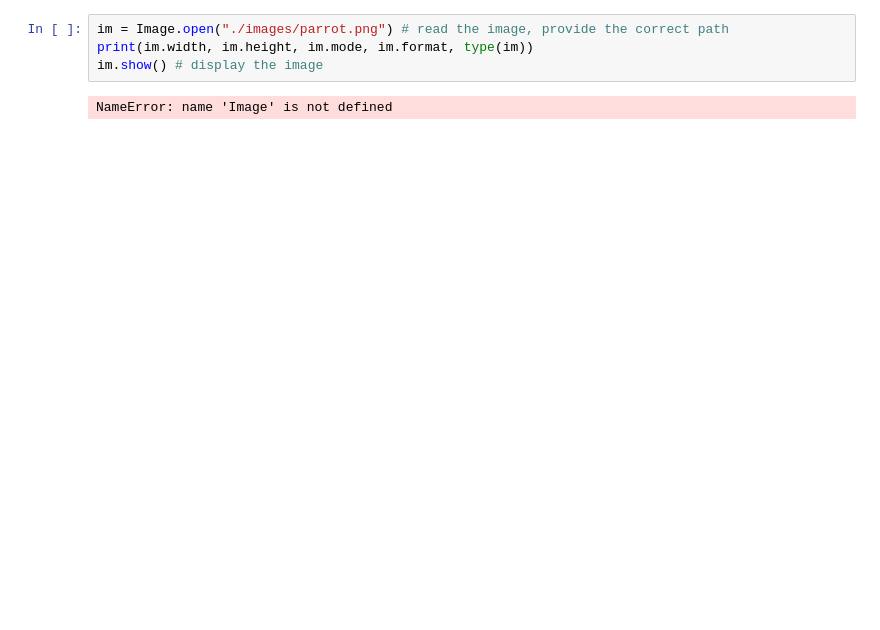
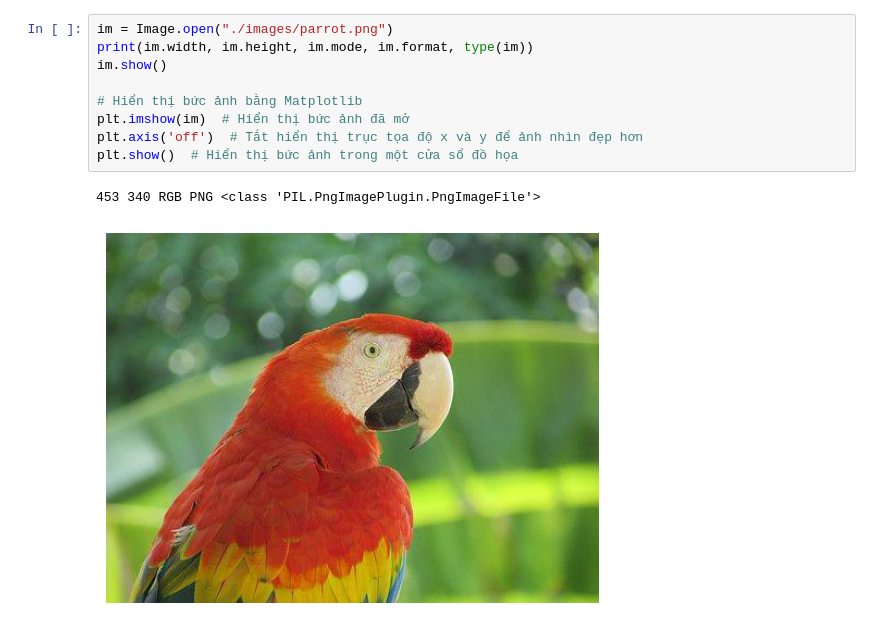
Before and after one commit to deltaDC/XLA-classwork, a Jupyter notebook: btl/Chuong1.ipynb, the cells around one changed output. Drawn from its saved outputs; the diff is of its cells as text; blank space fills up the shorter version.

```diff
--- a/btl/Chuong1.ipynb
+++ b/btl/Chuong1.ipynb
@@ -14,6 +23,12 @@ from scipy import misc
 # %%
-im = Image.open("./images/parrot.png") # read the image, provide the correct path
+im = Image.open("./images/parrot.png")
 print(im.width, im.height, im.mode, im.format, type(im))
-im.show() # display the image
+im.show()
+
+# Hiển thị bức ảnh bằng Matplotlib
+plt.imshow(im)  # Hiển thị bức ảnh đã mở
+plt.axis('off')  # Tắt hiển thị trục tọa độ x và y để ảnh nhìn đẹp hơn
+plt.show()  # Hiển thị bức ảnh trong một cửa sổ đồ họa
 # %% [output]
-NameError: name 'Image' is not defined
+453 340 RGB PNG <class 'PIL.PngImagePlugin.PngImageFile'>
+[figure, added]
```
Also changed, not shown: parts of 13 cells of this notebook, 3 other files.
